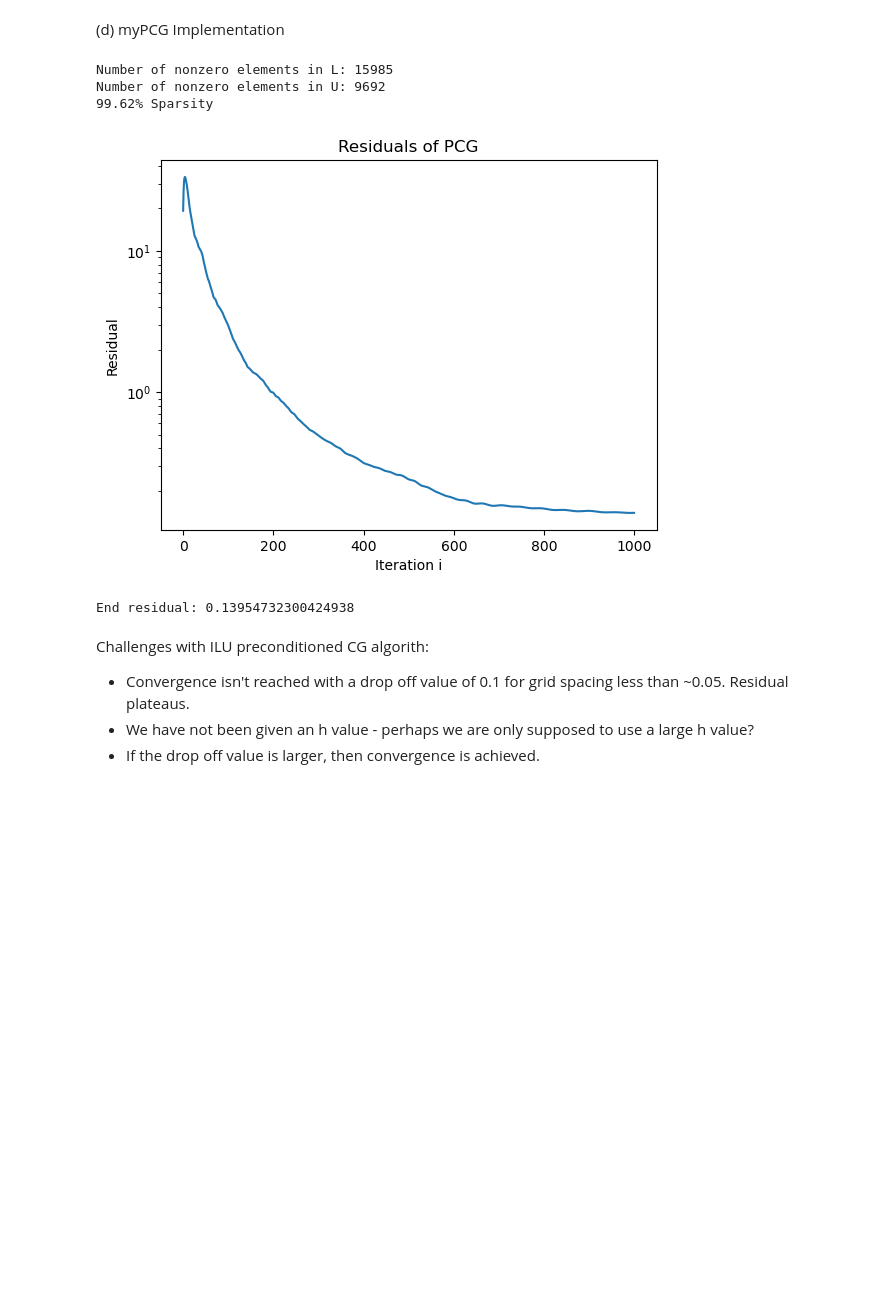
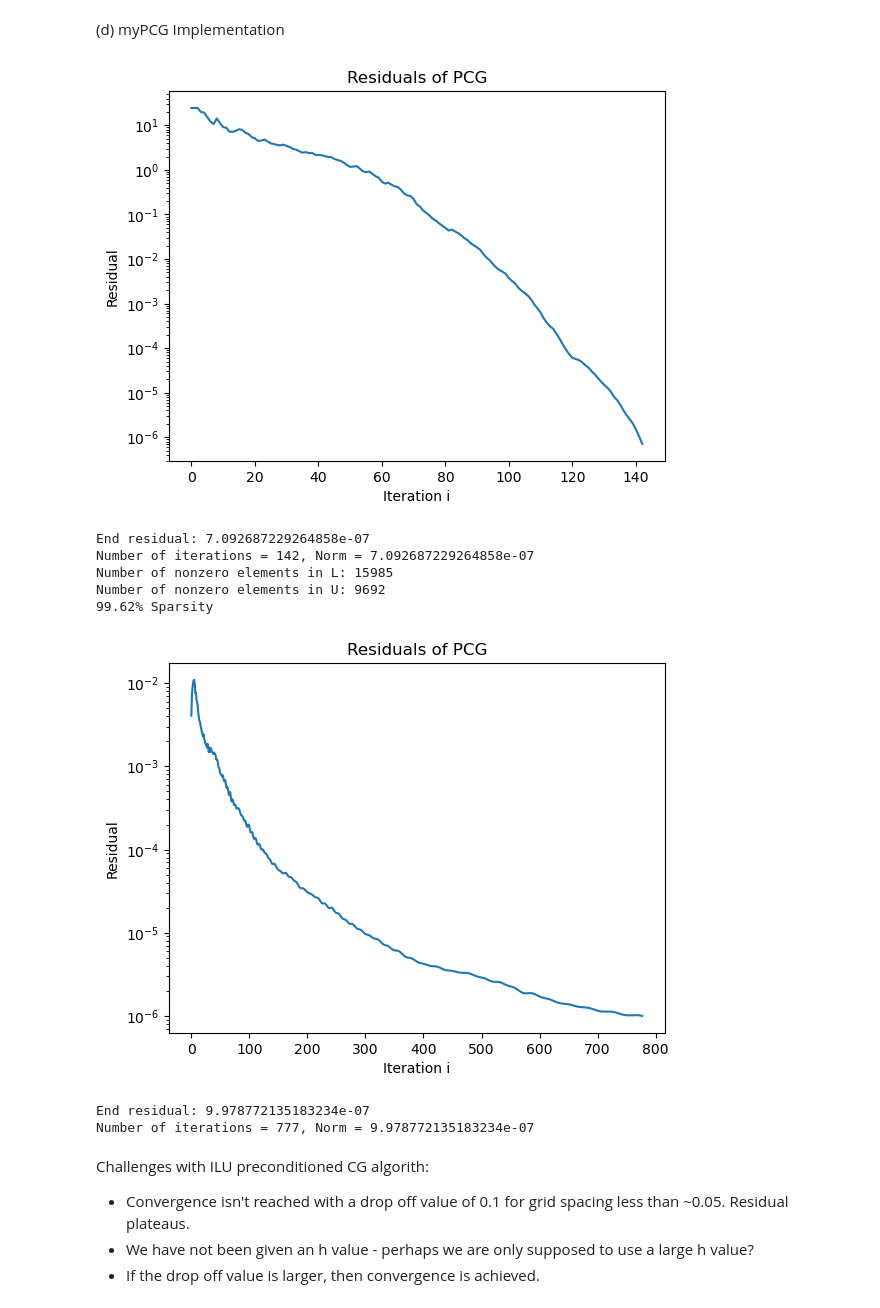
Before and after one commit to RFurze/ScientificComputing, a Jupyter notebook: Assignment2_2Master.ipynb, the cells around one changed output. Saved outputs shown, nothing was run; the diff lists cells and outputs as text; code cells hidden in the pictures; blank space fills up the shorter version.

```diff
--- a/Assignment2_2Master.ipynb
+++ b/Assignment2_2Master.ipynb
@@ -306,21 +295,25 @@ def myPCGSolver(mux, muy, h, tol, maxit, drop_tol):
 # %%
 import time
 
 h = 0.02
 mux = 1.0
 muy = 1.0
 tol = 1e-6
-maxit = 1000
+maxit = 2000
 drop_tol = 0.1
 
-#solcg = diffusionGradSolver(mux, muy, h, tol, maxit, None)
-solpcg = myPCGSolver(mux,muy,h,tol,maxit,drop_tol)
+solcg = diffusionGradSolver(mux, muy, h, tol, maxit, None)
+solpcg, res = myPCGSolver(mux,muy,h,tol,maxit,drop_tol)
 # %% [output]
+[figure, new version]
+End residual: 7.092687229264858e-07
+Number of iterations = 142, Norm = 7.092687229264858e-07
 Number of nonzero elements in L: 15985
 Number of nonzero elements in U: 9692
 99.62% Sparsity
-[figure, old version]
+[figure, added]
-End residual: 0.13954732300424938
+End residual: 9.978772135183234e-07
+Number of iterations = 777, Norm = 9.978772135183234e-07
 # %% [markdown]
 Challenges with ILU preconditioned CG algorith:
 - Convergence isn't reached with a drop off value of 0.1 for grid spacing less than ~0.05. Residual plateaus.
```
Also changed, not shown: parts of 16 cells of this notebook, 1 other file.
